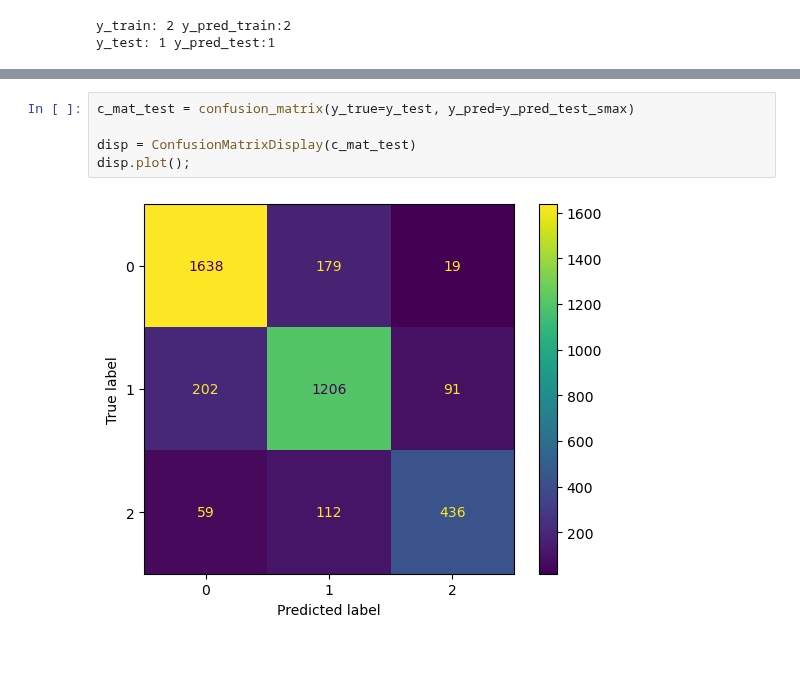
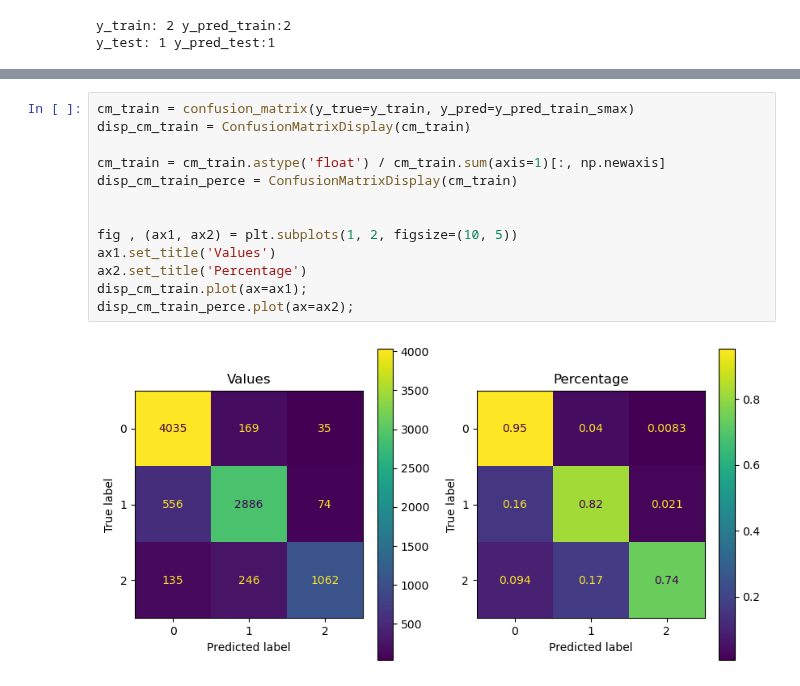
Before and after one commit to FaridRash/DATA-MINING-MACHINE-LEARNING-semester-2-, a Jupyter notebook: The Final Project/Notebooks/Farid/Farid_CNN_linux.ipynb, the cells around one changed output, grey strips where cells are left out. Cells and saved outputs as stored; diff of their text form; blank space fills up the shorter version.

```diff
--- a/The Final Project/Notebooks/Farid/Farid_CNN_linux.ipynb
+++ b/The Final Project/Notebooks/Farid/Farid_CNN_linux.ipynb
@@ -394,7 +356,15 @@ disp.plot();
-# %%
-c_mat_test = confusion_matrix(y_true=y_test, y_pred=y_pred_test_smax)
-
-disp = ConfusionMatrixDisplay(c_mat_test)
-disp.plot();
-# %% [output]
-[figure, removed]
+# %%
+cm_train = confusion_matrix(y_true=y_train, y_pred=y_pred_train_smax)
+disp_cm_train = ConfusionMatrixDisplay(cm_train)
+
+cm_train = cm_train.astype('float') / cm_train.sum(axis=1)[:, np.newaxis]
+disp_cm_train_perce = ConfusionMatrixDisplay(cm_train)
+
+
+fig , (ax1, ax2) = plt.subplots(1, 2, figsize=(10, 5))
+ax1.set_title('Values')
+ax2.set_title('Percentage')
+disp_cm_train.plot(ax=ax1);
+disp_cm_train_perce.plot(ax=ax2);
+# %% [output]
+[figure, added]
```
Also changed, not shown: parts of 12 cells of this notebook, 1 other file.
